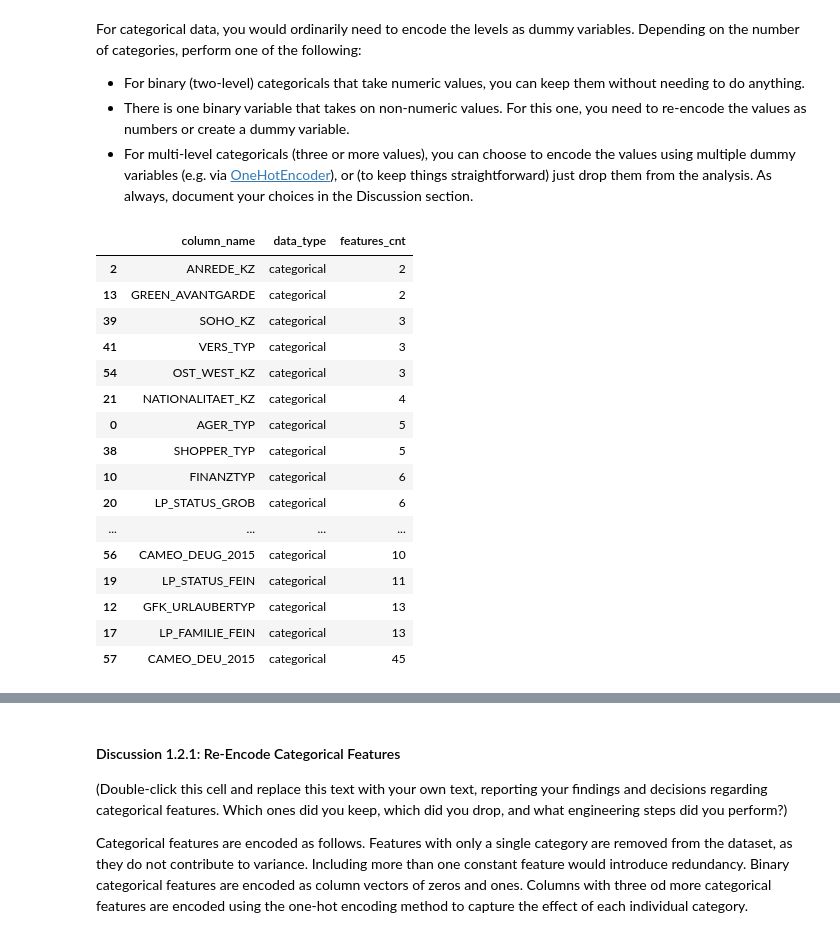
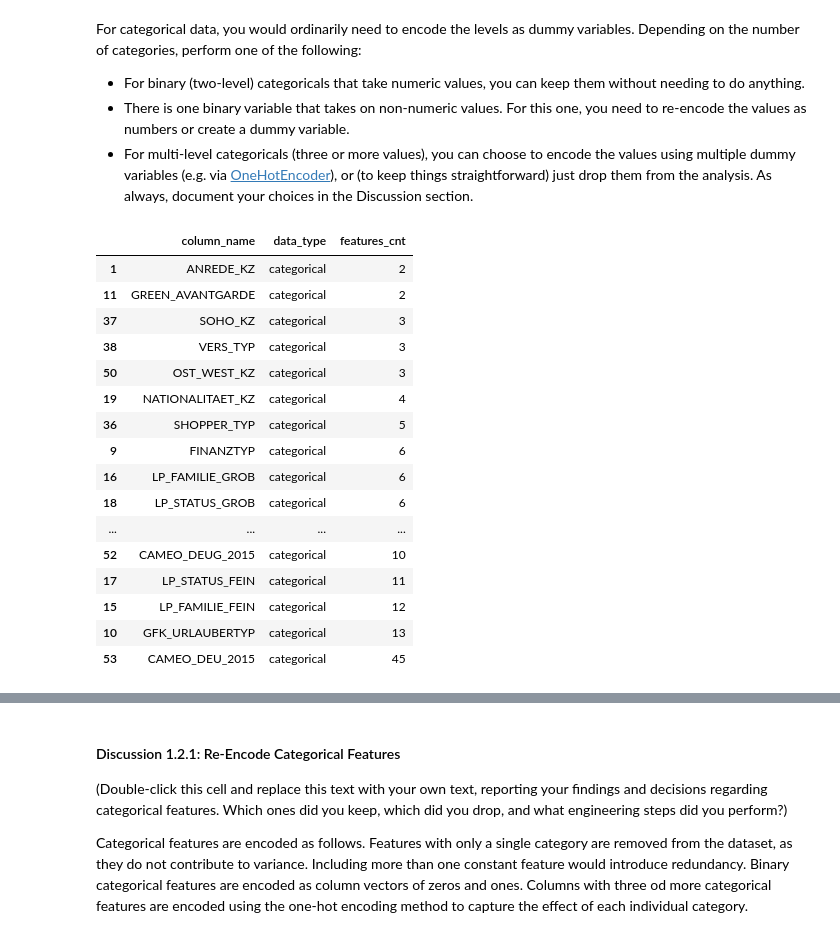
Before and after one commit to Diodak92/Intro-to-Machine-Learning-with-Pytorch, a Jupyter notebook: Identify_Customer_Segments/Identify_Customer_Segments.ipynb, the cells around one changed output, grey strips where cells are left out. Drawn from its saved outputs; the diff is of its cells as text; code cells hidden in the pictures.

```diff
--- a/Identify_Customer_Segments/Identify_Customer_Segments.ipynb
+++ b/Identify_Customer_Segments/Identify_Customer_Segments.ipynb
@@ -42,9 +45,8 @@ Once the dataset is loaded, it's recommended that you take a little bit of time
 # %%
 # Load in the general demographics data.
 dem_general_df = pd.read_csv('Udacity_AZDIAS_Subset.csv', sep=';')
-ud_customers_df = pd.read_csv('Udacity_CUSTOMERS_Subset.csv', sep=';')
 # Load in the feature summary file.
-dem_features_df = pd.read_csv('AZDIAS_Feature_Summary.csv', sep=';', index_col='attribute')
+features_df = pd.read_csv('AZDIAS_Feature_Summary.csv', sep=';', index_col='attribute')
 # %%
 # Check the structure of the data after it's loaded (e.g. print the number of
 # rows and columns, print the first few rows).
@@ -201,7 +188,8 @@ plt.show()
 # %%
 # Remove the outlier columns from the dataset. (You'll perform other data
 # engineering tasks such as re-encoding and imputation later.)
-dem_general_df.drop(columns=['KK_KUNDENTYP'], inplace=True)
+dem_general_df.drop(columns=['TITEL_KZ', 'AGER_TYP', 'KK_KUNDENTYP', 'KBA05_BAUMAX',
+                             'KBA05_BAUMAX', 'GEBURTSJAHR', 'ALTER_HH'], inplace=True)
 # %% [markdown]
 #### Discussion 1.1.2: Assess Missing Data in Each Column
 
@@ -324,13 +312,13 @@ data_types = []
 for col in dem_general_df.columns:
     col_unq_data = pd.unique(dem_general_df[col])
     features_cnt.append(len(col_unq_data) -1 if np.nan in col_unq_data else len(col_unq_data))
-    data_types.append(dem_features_df.loc[col]['type'])
-    #print(f"Column name: {col}, \t data type: {dem_features_df.loc[col]['type']} \t features count: {distinct_val_cnt}")
+    data_types.append(features_df.loc[col]['type'])
+    #print(f"Column name: {col}, \t data type: {features_df.loc[col]['type']} \t features count: {distinct_val_cnt}")
 
-features_df = pd.DataFrame(data={'column_name' : col_names, 'data_type': data_types, 'features_cnt' : features_cnt,})
-features_df.sort_values(by=['data_type', 'features_cnt'], inplace=True)
+features_stats = pd.DataFrame(data={'column_name' : col_names, 'data_type': data_types, 'features_cnt' : features_cnt,})
+features_stats.sort_values(by=['data_type', 'features_cnt'], inplace=True)
 # Count columns by data type
-features_by_cat_df = features_df[['column_name', 'data_type']].groupby(by='data_type').count()
+features_by_cat_df = features_stats[['column_name', 'data_type']].groupby(by='data_type').count()
 features_by_cat_df.sort_values(by='column_name', inplace=True, ascending=False)
 features_by_cat_df
 # %% [output]
@@ -351,27 +338,27 @@ For categorical data, you would ordinarily need to encode the levels as dummy va
 # %%
 # Assess categorical variables: which are binary, which are multi-level, and
 # which one needs to be re-encoded?
-cat_features_df = features_df.loc[features_df['data_type'] == 'categorical']
+cat_features_df = features_stats.loc[features_stats['data_type'] == 'categorical']
 cat_columns = cat_features_df['column_name'].tolist()
 cat_features_df
 # %% [output]
 |  | column_name | data_type | features_cnt |
-| 2 | ANREDE_KZ | categorical | 2 |
-| 13 | GREEN_AVANTGARDE | categorical | 2 |
-| 39 | SOHO_KZ | categorical | 3 |
-| 41 | VERS_TYP | categorical | 3 |
-| 54 | OST_WEST_KZ | categorical | 3 |
-| 21 | NATIONALITAET_KZ | categorical | 4 |
-| 0 | AGER_TYP | categorical | 5 |
-| 38 | SHOPPER_TYP | categorical | 5 |
-| 10 | FINANZTYP | categorical | 6 |
-| 20 | LP_STATUS_GROB | categorical | 6 |
+| 1 | ANREDE_KZ | categorical | 2 |
+| 11 | GREEN_AVANTGARDE | categorical | 2 |
+| 37 | SOHO_KZ | categorical | 3 |
+| 38 | VERS_TYP | categorical | 3 |
+| 50 | OST_WEST_KZ | categorical | 3 |
+| 19 | NATIONALITAET_KZ | categorical | 4 |
+| 36 | SHOPPER_TYP | categorical | 5 |
+| 9 | FINANZTYP | categorical | 6 |
+| 16 | LP_FAMILIE_GROB | categorical | 6 |
+| 18 | LP_STATUS_GROB | categorical | 6 |
 | ... | ... | ... | ... |
-| 56 | CAMEO_DEUG_2015 | categorical | 10 |
-| 19 | LP_STATUS_FEIN | categorical | 11 |
-| 12 | GFK_URLAUBERTYP | categorical | 13 |
-| 17 | LP_FAMILIE_FEIN | categorical | 13 |
-| 57 | CAMEO_DEU_2015 | categorical | 45 |
+| 52 | CAMEO_DEUG_2015 | categorical | 10 |
+| 17 | LP_STATUS_FEIN | categorical | 11 |
+| 15 | LP_FAMILIE_FEIN | categorical | 12 |
+| 10 | GFK_URLAUBERTYP | categorical | 13 |
+| 53 | CAMEO_DEU_2015 | categorical | 45 |
 # %%
 def gen_ohe_features(df : pd.DataFrame, col_names : list[str]):
 
```
Also changed, not shown: parts of 55 cells of this notebook.
